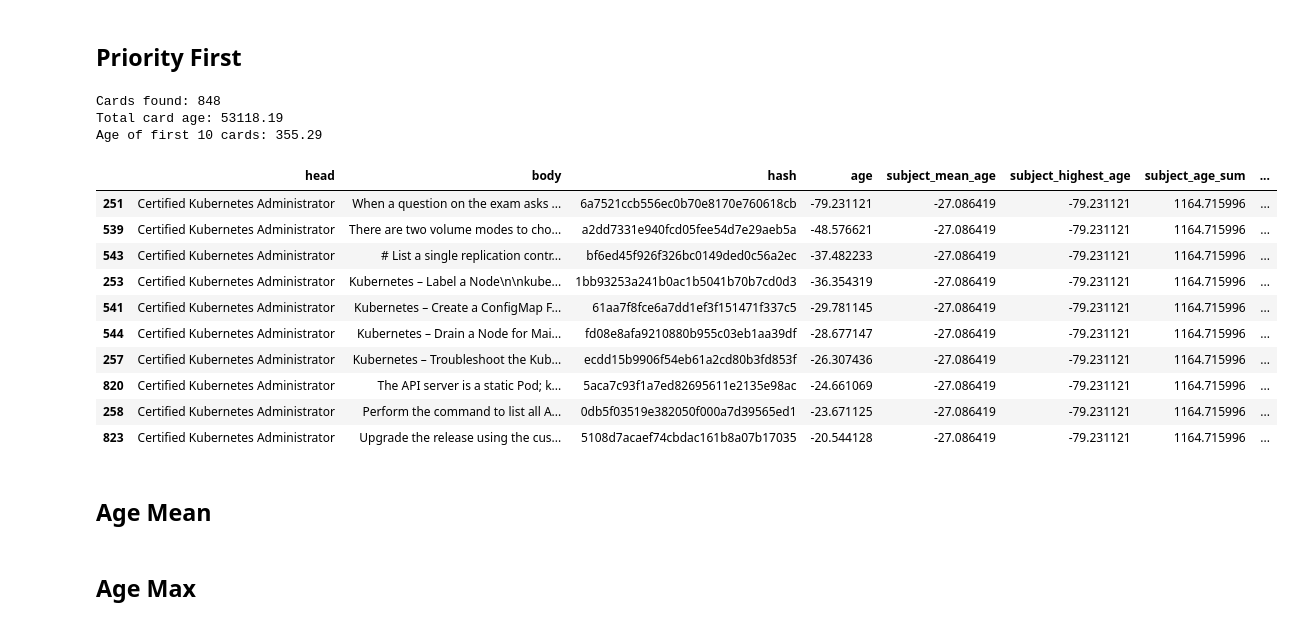
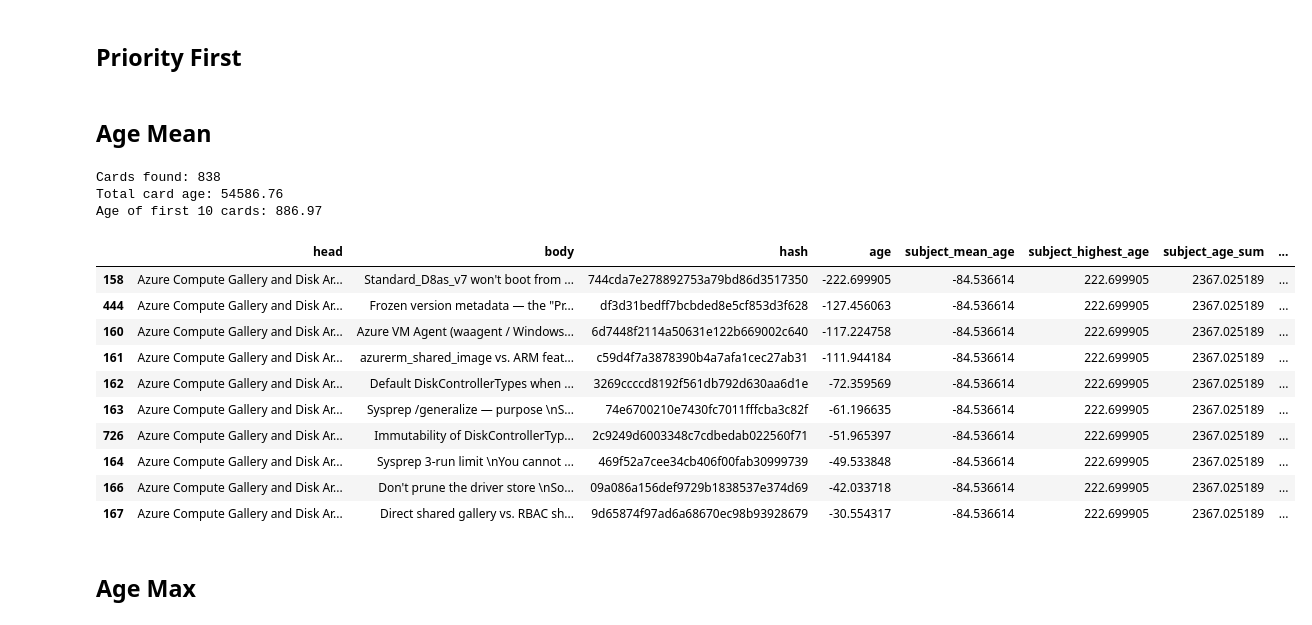
Before and after one commit to JayTY94/Certcards-refresh, a Jupyter notebook: shuffle.ipynb, the cells around one changed output. Drawn from its saved outputs; the diff is of its cells as text; code cells hidden in the pictures.

```diff
--- a/shuffle.ipynb
+++ b/shuffle.ipynb
@@ -213,53 +213,53 @@ sum of ages: ~1164.72
 # %% [markdown]
 ## Priority First
 # %%
-n = 5
-m = existing_cards.shape[0]//100
-existing_cards["count"] = (
-    existing_cards.sort_values("age", ascending=False).groupby("head").cumcount()
-)
-existing_cards["n_fold"] = existing_cards["count"] % 3
+# n = 5
+# m = existing_cards.shape[0]//100
+# existing_cards["count"] = (
+#     existing_cards.sort_values("age", ascending=False).groupby("head").cumcount()
+# )
+# existing_cards["n_fold"] = existing_cards["count"] % 3
 
-existing_cards["priority"] = 10
-existing_cards.loc[priority_cards_mask, "priority"] = 0
+# existing_cards["priority"] = 10
+# existing_cards.loc[priority_cards_mask, "priority"] = 0
 
-existing_cards["subject_mean_age"] *= -1
-existing_cards['subject_highest_age'] *= -1
-existing_cards["age"] = existing_cards["age"] * -1
-existing_cards.sort_values(
-    ["n_fold", "priority", "subject_highest_age", "age"], inplace=True
-)
-remake_card_document(existing_cards=existing_cards)
+# existing_cards["subject_mean_age"] *= -1
+# existing_cards['subject_highest_age'] *= -1
+# existing_cards["age"] = existing_cards["age"] * -1
+# existing_cards.sort_values(
+#     ["n_fold", "priority", "subject_highest_age", "age"], inplace=True
+# )
+# remake_card_document(existing_cards=existing_cards)
 
-existing_cards.head(10)
+# existing_cards.head(10)
-# %% [output]
-Cards found: 848
-Total card age: 53118.19
-Age of first 10 cards: 355.29
-|  | head | body | hash | age | subject_mean_age | subject_highest_age | subject_age_sum | ... |
-| 251 | Certified Kubernetes Administrator | When a question on the exam asks ... | 6a7521ccb556ec0b70e8170e760618cb | -79.231121 | -27.086419 | -79.231121 | 1164.715996 | ... |
-| 539 | Certified Kubernetes Administrator | There are two volume modes to cho... | a2dd7331e940fcd05fee54d7e29aeb5a | -48.576621 | -27.086419 | -79.231121 | 1164.715996 | ... |
-| 543 | Certified Kubernetes Administrator | # List a single replication contr... | bf6ed45f926f326bc0149ded0c56a2ec | -37.482233 | -27.086419 | -79.231121 | 1164.715996 | ... |
-| 253 | Certified Kubernetes Administrator | Kubernetes – Label a Node\n\nkube... | 1bb93253a241b0ac1b5041b70b7cd0d3 | -36.354319 | -27.086419 | -79.231121 | 1164.715996 | ... |
-| 541 | Certified Kubernetes Administrator | Kubernetes – Create a ConfigMap F... | 61aa7f8fce6a7dd1ef3f151471f337c5 | -29.781145 | -27.086419 | -79.231121 | 1164.715996 | ... |
-| 544 | Certified Kubernetes Administrator | Kubernetes – Drain a Node for Mai... | fd08e8afa9210880b955c03eb1aa39df | -28.677147 | -27.086419 | -79.231121 | 1164.715996 | ... |
-| 257 | Certified Kubernetes Administrator | Kubernetes – Troubleshoot the Kub... | ecdd15b9906f54eb61a2cd80b3fd853f | -26.307436 | -27.086419 | -79.231121 | 1164.715996 | ... |
-| 820 | Certified Kubernetes Administrator | The API server is a static Pod; k... | 5aca7c93f1a7ed82695611e2135e98ac | -24.661069 | -27.086419 | -79.231121 | 1164.715996 | ... |
-| 258 | Certified Kubernetes Administrator | Perform the command to list all A... | 0db5f03519e382050f000a7d39565ed1 | -23.671125 | -27.086419 | -79.231121 | 1164.715996 | ... |
-| 823 | Certified Kubernetes Administrator | Upgrade the release using the cus... | 5108d7acaef74cbdac161b8a07b17035 | -20.544128 | -27.086419 | -79.231121 | 1164.715996 | ... |
 # %% [markdown]
 ## Age Mean
 # %%
-# n=3
-# existing_cards['count'] = existing_cards.sort_values('age', ascending=False).groupby('head').cumcount()
-# existing_cards['n_fold'] = existing_cards['count'] % n
+n=3
+existing_cards['count'] = existing_cards.sort_values('age', ascending=False).groupby('head').cumcount()
+existing_cards['n_fold'] = existing_cards['count'] % n
 
-# existing_cards['subject_mean_age'] = existing_cards['subject_mean_age'] *-1
-# existing_cards['age'] = existing_cards['age'] *-1
-# existing_cards.sort_values(['n_fold', 'subject_mean_age', 'age'], inplace=True)
-# remake_card_document(existing_cards=existing_cards)
+existing_cards['subject_mean_age'] = existing_cards['subject_mean_age'] *-1
+existing_cards['age'] = existing_cards['age'] *-1
+existing_cards.sort_values(['n_fold', 'subject_mean_age', 'age'], inplace=True)
+remake_card_document(existing_cards=existing_cards)
 
-# existing_cards.head(10)
+existing_cards.head(10)
+# %% [output]
+Cards found: 838
+Total card age: 54586.76
+Age of first 10 cards: 886.97
+|  | head | body | hash | age | subject_mean_age | subject_highest_age | subject_age_sum | ... |
+| 158 | Azure Compute Gallery and Disk Ar... | Standard_D8as_v7 won't boot from ... | 744cda7e278892753a79bd86d3517350 | -222.699905 | -84.536614 | 222.699905 | 2367.025189 | ... |
+| 444 | Azure Compute Gallery and Disk Ar... | Frozen version metadata — the "Pr... | df3d31bedff7bcbded8e5cf853d3f628 | -127.456063 | -84.536614 | 222.699905 | 2367.025189 | ... |
+| 160 | Azure Compute Gallery and Disk Ar... | Azure VM Agent (waagent / Windows... | 6d7448f2114a50631e122b669002c640 | -117.224758 | -84.536614 | 222.699905 | 2367.025189 | ... |
+| 161 | Azure Compute Gallery and Disk Ar... | azurerm_shared_image vs. ARM feat... | c59d4f7a3878390b4a7afa1cec27ab31 | -111.944184 | -84.536614 | 222.699905 | 2367.025189 | ... |
+| 162 | Azure Compute Gallery and Disk Ar... | Default DiskControllerTypes when ... | 3269ccccd8192f561db792d630aa6d1e | -72.359569 | -84.536614 | 222.699905 | 2367.025189 | ... |
+| 163 | Azure Compute Gallery and Disk Ar... | Sysprep /generalize — purpose \nS... | 74e6700210e7430fc7011fffcba3c82f | -61.196635 | -84.536614 | 222.699905 | 2367.025189 | ... |
+| 726 | Azure Compute Gallery and Disk Ar... | Immutability of DiskControllerTyp... | 2c9249d6003348c7cdbedab022560f71 | -51.965397 | -84.536614 | 222.699905 | 2367.025189 | ... |
+| 164 | Azure Compute Gallery and Disk Ar... | Sysprep 3-run limit \nYou cannot ... | 469f52a7cee34cb406f00fab30999739 | -49.533848 | -84.536614 | 222.699905 | 2367.025189 | ... |
+| 166 | Azure Compute Gallery and Disk Ar... | Don't prune the driver store \nSo... | 09a086a156def9729b1838537e374d69 | -42.033718 | -84.536614 | 222.699905 | 2367.025189 | ... |
+| 167 | Azure Compute Gallery and Disk Ar... | Direct shared gallery vs. RBAC sh... | 9d65874f97ad6a68670ec98b93928679 | -30.554317 | -84.536614 | 222.699905 | 2367.025189 | ... |
 # %% [markdown]
 ## Age Max
 # %%
```
Also changed, not shown: parts of 6 cells of this notebook, 2 other files.
